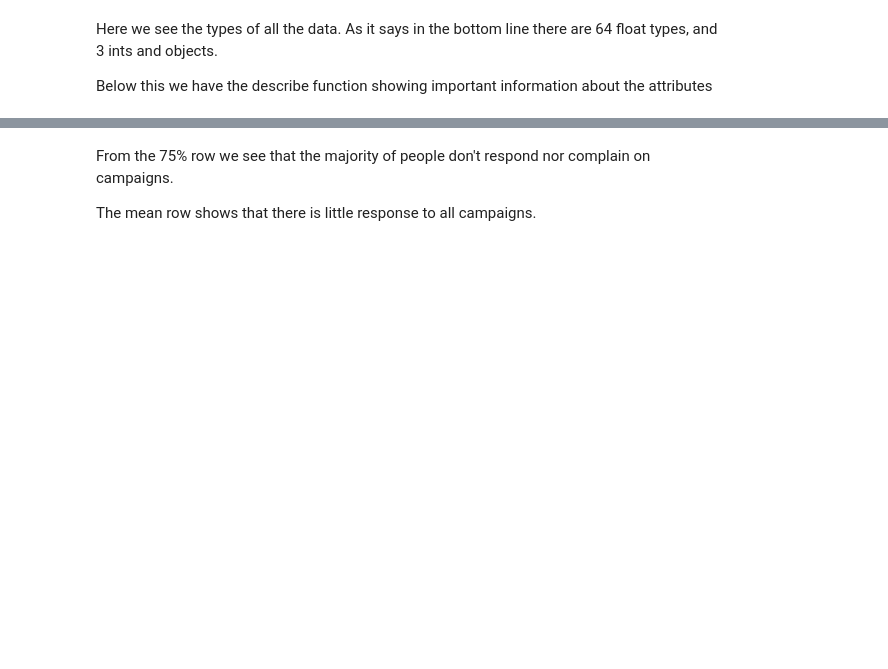
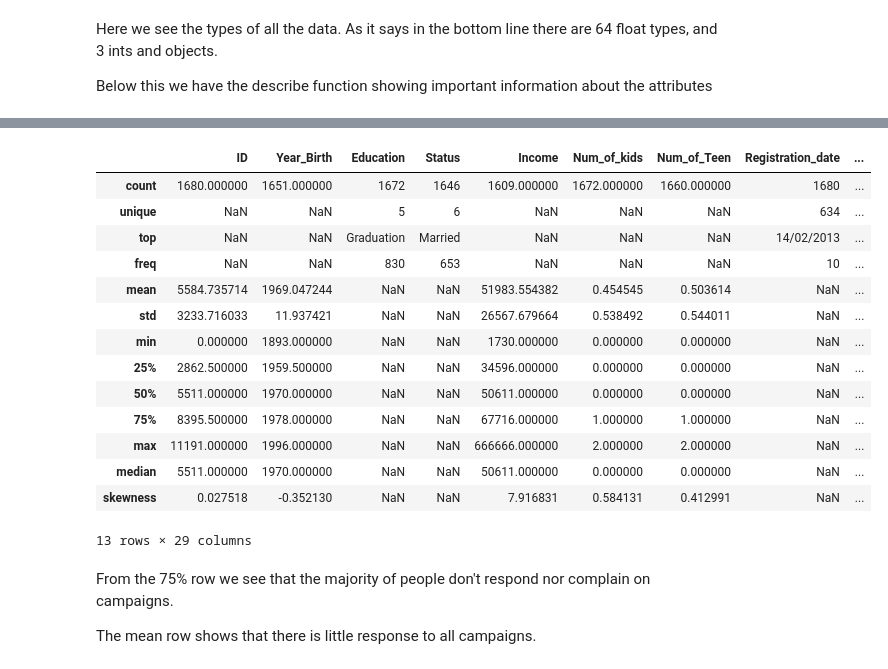
Before and after one commit to parzival0152/datamine, a Jupyter notebook: main.ipynb, the cells around one changed output, grey strips where cells are left out. Cells and saved outputs as stored; diff of their text form; code cells hidden in the pictures; blank space fills up the shorter version.

```diff
--- a/main.ipynb
+++ b/main.ipynb
@@ -22,6 +55,24 @@ Below this we have the describe function showing important information about the
 # %%
 distrib = data.describe(include='all')
+distrib.loc["median"] = data.median()
+distrib.loc["skewness"] = data.skew()
 distrib
+# %% [output]
+|  | ID | Year_Birth | Education | Status | Income | Num_of_kids | Num_of_Teen | Registration_date | ... |
+| count | 1680.000000 | 1651.000000 | 1672 | 1646 | 1609.000000 | 1672.000000 | 1660.000000 | 1680 | ... |
+| unique | NaN | NaN | 5 | 6 | NaN | NaN | NaN | 634 | ... |
+| top | NaN | NaN | Graduation | Married | NaN | NaN | NaN | 14/02/2013 | ... |
+| freq | NaN | NaN | 830 | 653 | NaN | NaN | NaN | 10 | ... |
+| mean | 5584.735714 | 1969.047244 | NaN | NaN | 51983.554382 | 0.454545 | 0.503614 | NaN | ... |
+| std | 3233.716033 | 11.937421 | NaN | NaN | 26567.679664 | 0.538492 | 0.544011 | NaN | ... |
+| min | 0.000000 | 1893.000000 | NaN | NaN | 1730.000000 | 0.000000 | 0.000000 | NaN | ... |
+| 25% | 2862.500000 | 1959.500000 | NaN | NaN | 34596.000000 | 0.000000 | 0.000000 | NaN | ... |
+| 50% | 5511.000000 | 1970.000000 | NaN | NaN | 50611.000000 | 0.000000 | 0.000000 | NaN | ... |
+| 75% | 8395.500000 | 1978.000000 | NaN | NaN | 67716.000000 | 1.000000 | 1.000000 | NaN | ... |
+| max | 11191.000000 | 1996.000000 | NaN | NaN | 666666.000000 | 2.000000 | 2.000000 | NaN | ... |
+| median | 5511.000000 | 1970.000000 | NaN | NaN | 50611.000000 | 0.000000 | 0.000000 | NaN | ... |
+| skewness | 0.027518 | -0.352130 | NaN | NaN | 7.916831 | 0.584131 | 0.412991 | NaN | ... |
+13 rows × 29 columns
 # %% [markdown]
 From the 75% row we see that the majority of people don't respond nor complain on campaigns.
 
```
Also changed, not shown: parts of 26 cells of this notebook, 4 other files.
